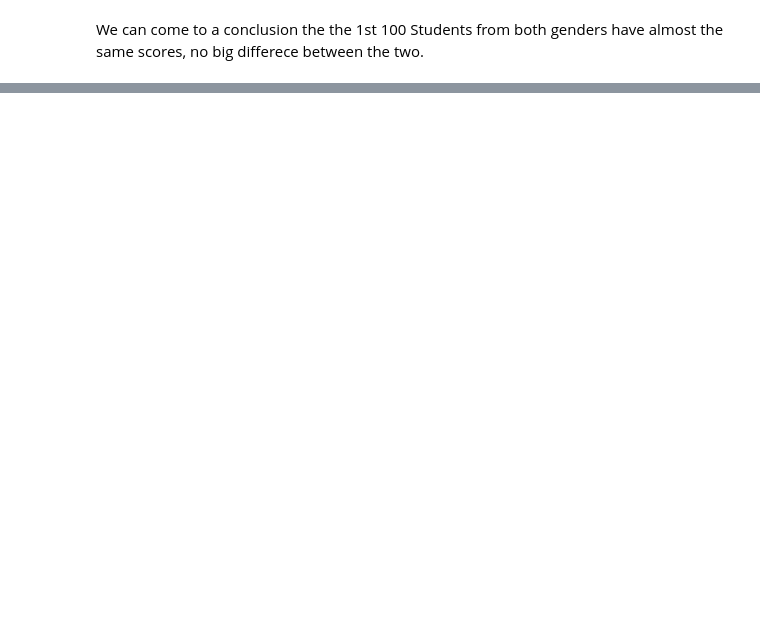
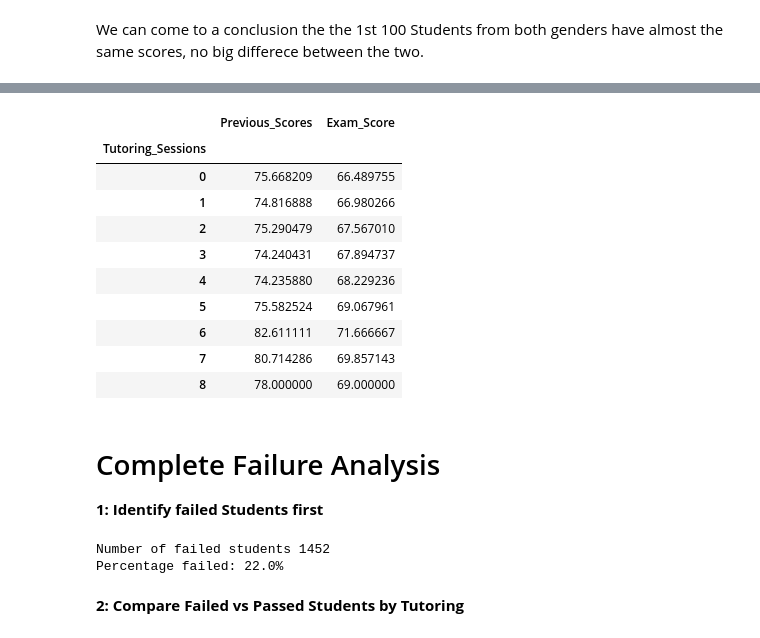
Before and after one commit to geff-ghost/studentPerformance, a Jupyter notebook: studentPerformance.ipynb, the cells around one changed output, grey strips where cells are left out. Saved outputs shown, nothing was run; the diff lists cells and outputs as text; code cells hidden in the pictures; blank space fills up the shorter version.

```diff
--- a/studentPerformance.ipynb
+++ b/studentPerformance.ipynb
@@ -93,0 +267,33 @@ We can come to a conclusion the the 1st 100 Students from both genders have almo
+# %%
+tutoring_impact = df.groupby(['Tutoring_Sessions'])[['Previous_Scores', 'Exam_Score']].mean()
+tutoring_impact
+# %% [output]
+|  | Previous_Scores | Exam_Score |
+| Tutoring_Sessions |  |  |
+| 0 | 75.668209 | 66.489755 |
+| 1 | 74.816888 | 66.980266 |
+| 2 | 75.290479 | 67.567010 |
+| 3 | 74.240431 | 67.894737 |
+| 4 | 74.235880 | 68.229236 |
+| 5 | 75.582524 | 69.067961 |
+| 6 | 82.611111 | 71.666667 |
+| 7 | 80.714286 | 69.857143 |
+| 8 | 78.000000 | 69.000000 |
+# %% [markdown]
+# Complete Failure Analysis
+
+**1: Identify failed Students first**
+# %%
+# Define failure threshold
+fail_threshold = 65 # Assuming 50% is the passing mark
+
+# Create failed Students data frame
+failed_students = df[df.Exam_Score < fail_threshold]
+
+print(f"Number of failed students {len(failed_students)}")
+print(f"Percentage failed: {(len(failed_students)/len(df)*100):.1f}%")
+# %% [output]
+Number of failed students 1452
+Percentage failed: 22.0%
+# %% [markdown]
+**2: Compare Failed vs Passed Students by Tutoring**
```
Also changed, not shown: parts of 22 cells of this notebook.
